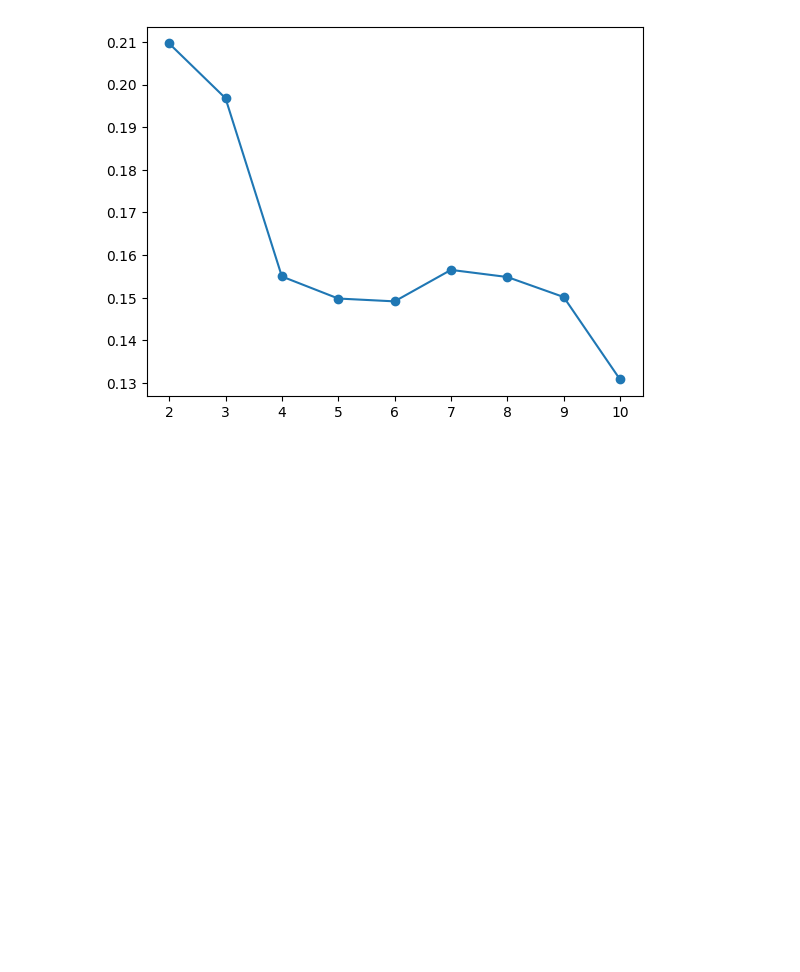
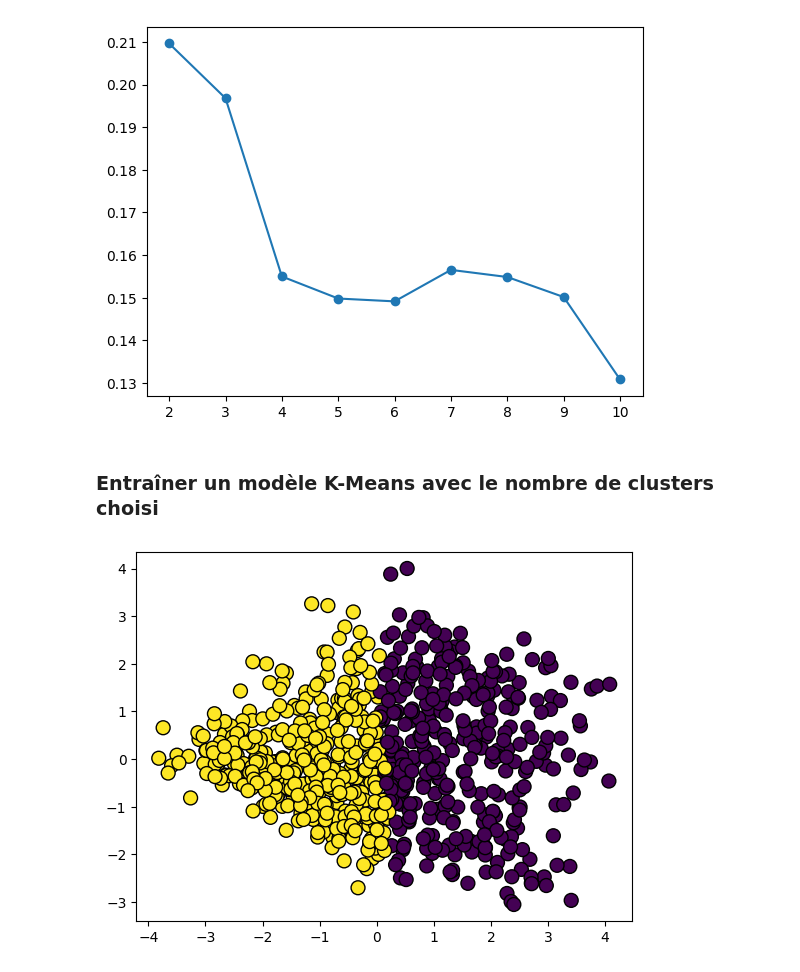
Before and after one commit to elmhmmd/Analyse-et-Pr-diction-du-Risque-de-Diab-te, a Jupyter notebook: Diabetes.ipynb, the cells around one changed output. Drawn from its saved outputs; the diff is of its cells as text; code cells hidden in the pictures; blank space fills up the shorter version.

```diff
--- a/Diabetes.ipynb
+++ b/Diabetes.ipynb
@@ -297,3 +297,21 @@ plt.show
 # %% [output]
 <function matplotlib.pyplot.show(close=None, block=None)>
 [figure]
+# %% [markdown]
+### Entraîner un modèle K-Means avec le nombre de clusters choisi
+# %%
+from sklearn.decomposition import PCA
+from mpl_toolkits.mplot3d import Axes3D
+
+pca = PCA(n_components = 3)
+df_capped_pca = pca.fit_transform(df_capped)
+df_capped_pca = pd.DataFrame(df_capped_pca, columns=['PC1','PC2','PC3'])
+
+kmeans = KMeans(n_clusters = 2, random_state = 42)
+kmeans.fit(df_capped)
+
+plt.scatter(df_capped_pca.iloc[:, 0], df_capped_pca.iloc[:, 1], c=kmeans.labels_, cmap='viridis', marker='o', edgecolor='k', s=100)
+
+plt.show()
+# %% [output]
+[figure, added]
```
